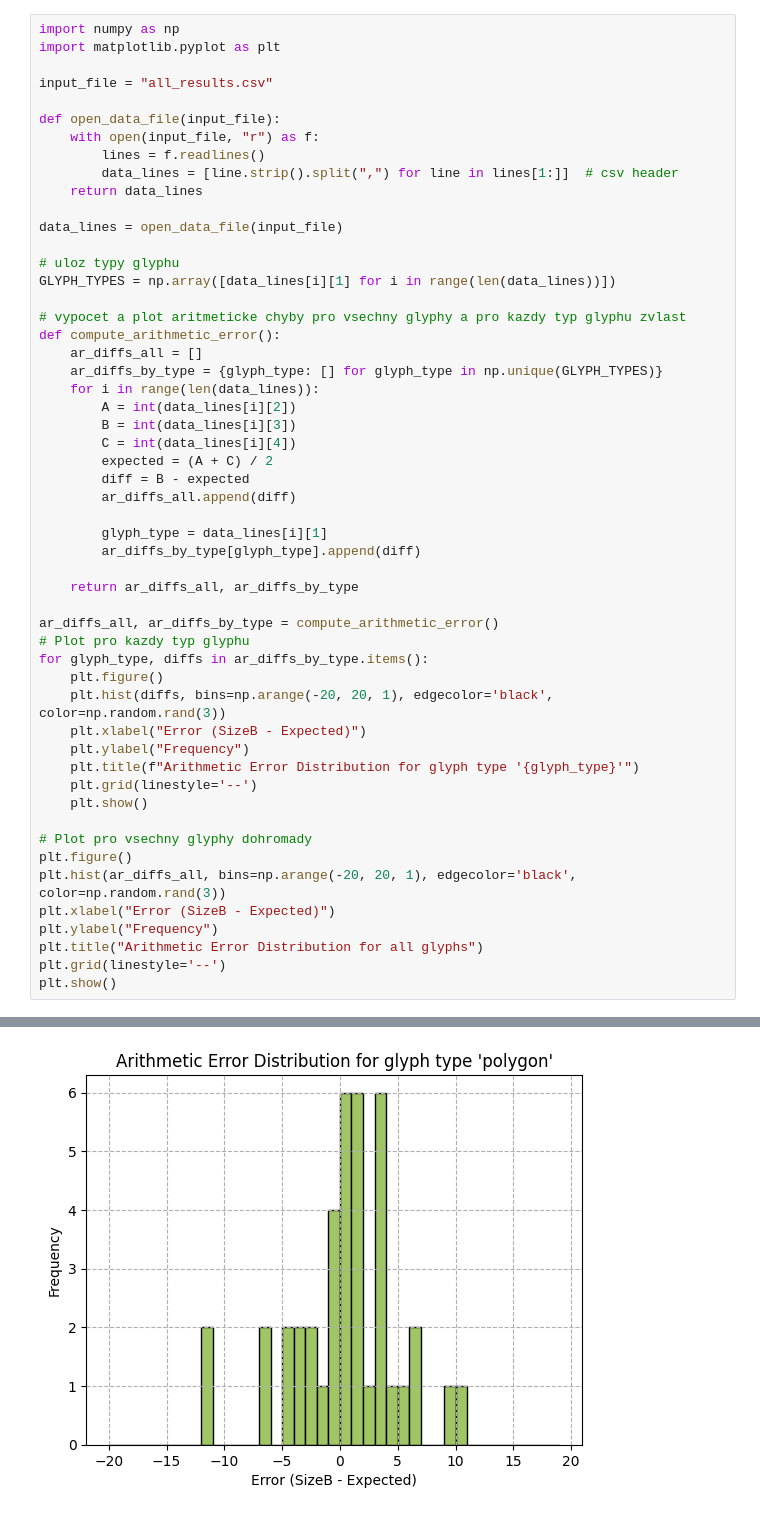
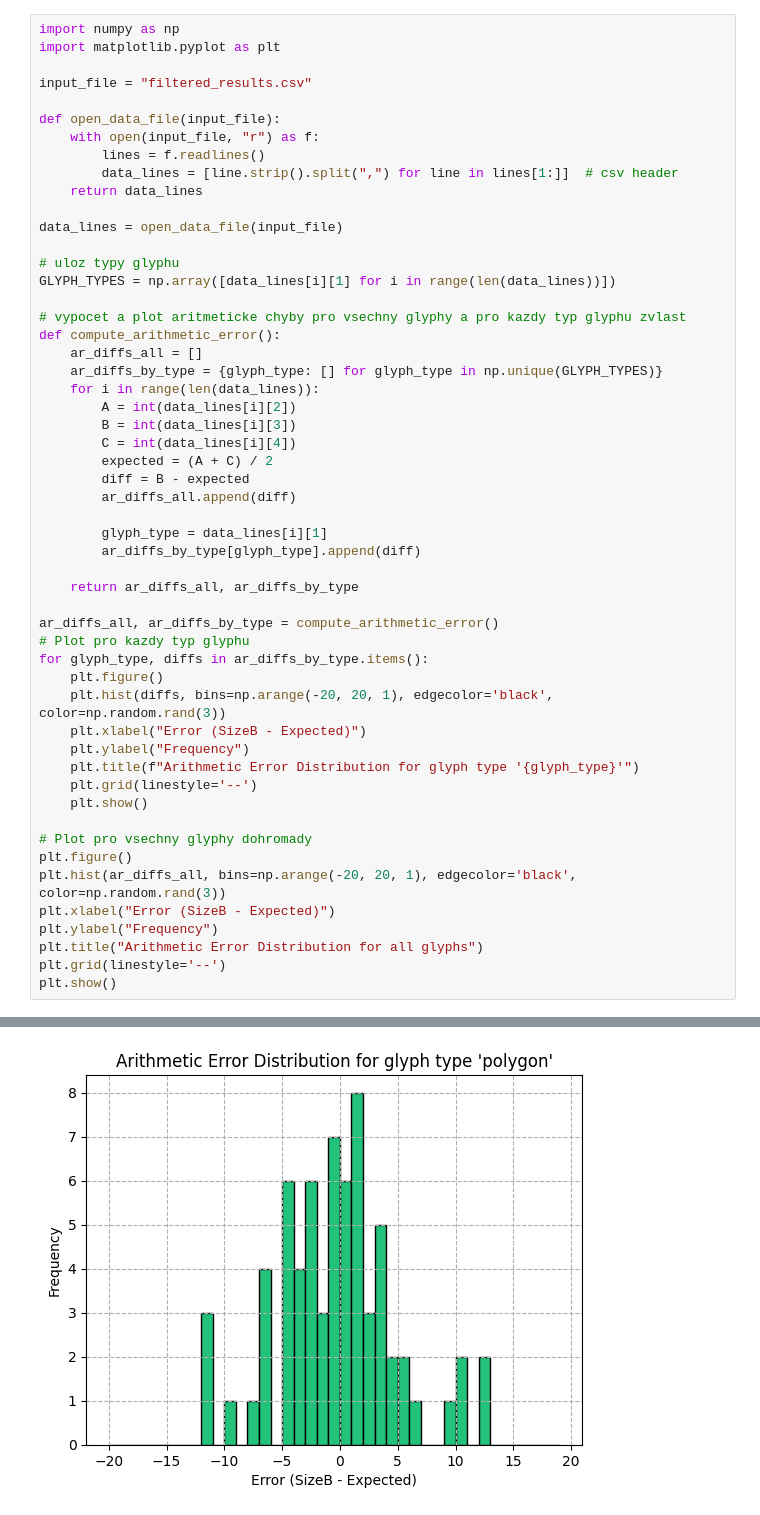
Before and after one commit to provajuli/BP, a Jupyter notebook: data/data_processing.ipynb, the cells around one changed output, grey strips where cells are left out. Drawn from its saved outputs; the diff is of its cells as text.

Commit message:
Filter results to correspond with new trial glyph size generating

```diff
--- a/data/data_processing.ipynb
+++ b/data/data_processing.ipynb
@@ -2,7 +2,7 @@
 import numpy as np
 import matplotlib.pyplot as plt
 
-input_file = "all_results.csv"
+input_file = "filtered_results.csv"
 
 def open_data_file(input_file):
     with open(input_file, "r") as f:
@@ -57 +57 @@ plt.show()
-[figure, old version]
+[figure, new version]
```
Also changed, not shown: parts of 7 cells of this notebook, 5 other files.
